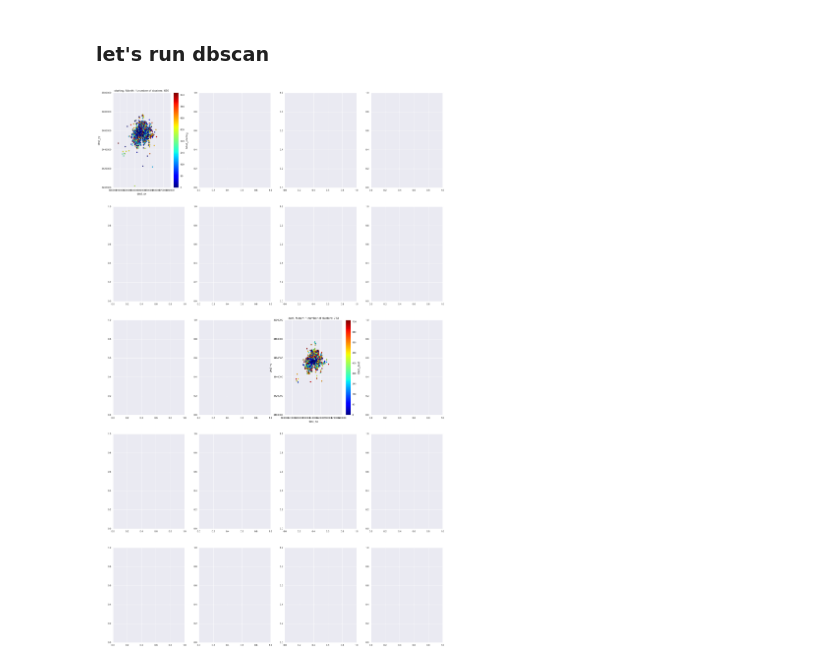
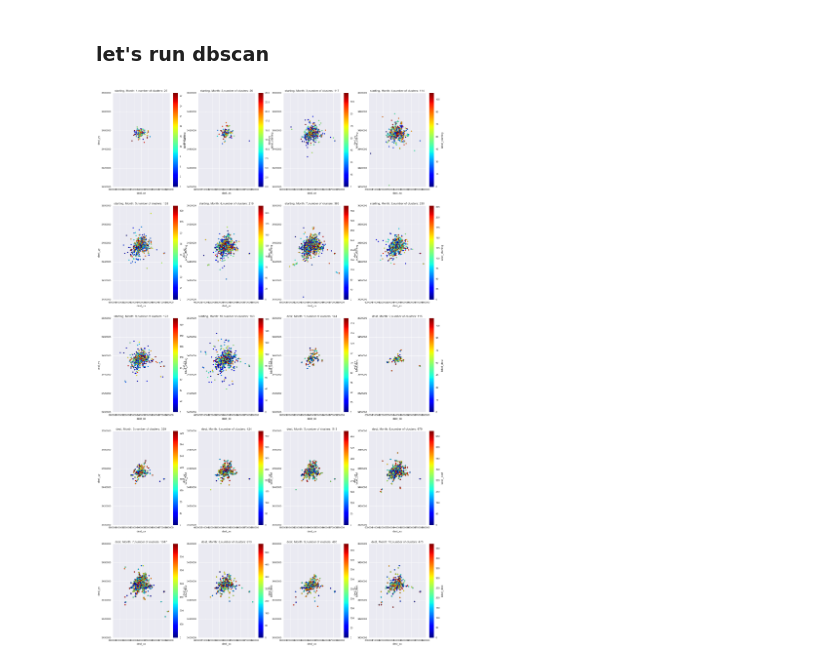
Before and after one commit to yangju-90/DiDi_IACP, a Jupyter notebook: code/Sample_the_data.ipynb, the cells around one changed output. Saved outputs shown, nothing was run; the diff lists cells and outputs as text; code cells hidden in the pictures.

```diff
--- a/code/Sample_the_data.ipynb
+++ b/code/Sample_the_data.ipynb
@@ -83,8 +83,8 @@ for i in range(1,11):
 ### let's run dbscan
 # %%
 # define the DBSCAN parameters
-eps = 200
-min_samples = 2
+eps = 20
+min_samples = 4
 # %%
 # run the dbscan clustering
 def db(sub,eps,min_samples,od):
@@ -95,32 +95,39 @@ def db(sub,eps,min_samples,od):
     return labels,n_clusters_
 #     core_samples_mask = np.zeros_like(db.labels_, dtype=bool)
 #     core_samples_mask[db.core_sample_indices_] = True
+# %%
+data_re['label_starting']=pd.Series()
+data_re['label_dest']=pd.Series()
+cluster_number = pd.DataFrame()
+cluster_number['month']=list(set(data_re['month'].tolist()))
 # %%
 fig, axes = plt.subplots(nrows=5, ncols=4,figsize=(24,40))
-for i in range(1,2):
+for i in range(1,11):
     od = 'starting'
     sub = data_re.loc[data_re['month']==i]
     labels, n_clusters_ = db(sub,eps,min_samples,od)
-    lab = pd.DataFrame(labels,index = sub.index)
-    lab.columns = ['label_%s'%od]
-    sub = sub.merge(lab,left_index=True, right_index=True,how ='inner')
+    data_re.loc[data_re['month']==i,'label_%s'%od]=labels
+    cluster_number.loc[cluster_number['month']==i,od]=n_clusters_
+    sub = data_re.loc[data_re['month']==i]
+    #######
     ax = sub[sub['label_%s'%od]!=-1].plot(x='dest_xx',y='dest_yy',kind='scatter',c='label_%s'%od,colormap='jet',ax = axes[int((i-1)/4),(i-1)%4]);
     ax.set_title('%s, Month: %s,number of clusters: %s'%(od,i,n_clusters_))
     ax.set_xlim(600000, 680000)
     ax.set_ylim(3400000,3500000)
     #######################################################################
     od = 'dest'
     labels, n_clusters_ = db(sub,eps,min_samples,od)
-    lab = pd.DataFrame(labels,index = sub.index)
-    lab.columns = ['label_%s'%od]
-    sub = sub.merge(lab,left_index=True, right_index=True,how ='inner')
+    data_re.loc[data_re['month']==i,'label_%s'%od]=labels
+    cluster_number.loc[cluster_number['month']==i,od]=n_clusters_
+    sub = data_re.loc[data_re['month']==i]
+    ########
     ax = sub[sub['label_%s'%od]!=-1].plot(x='dest_xx',y='dest_yy',kind='scatter',c='label_%s'%od,colormap='jet',ax = axes[int((i+10-1)/4),(i+10-1)%4]);
     ax.set_title('%s, Month: %s,number of clusters: %s'%(od,i,n_clusters_))
     ax.set_xlim(600000, 680000)
     ax.set_ylim(3400000,3500000)
-    sub.to_csv(r'../data/month_%s.csv'%str(i))
+data_re.to_csv(r'../data/TNC_time_transit_with distance_resample_with_db_labels.csv')
 # use the silhouette_score to indiciate how well the clustering works, closer to 1 is better
 # print("Silhouette Coefficient: %0.3f"
 #       % metrics.silhouette_score(X, labels))
 # %% [output]
-[figure, old version]
+[figure, new version]
```
Also changed, not shown: parts of 6 cells of this notebook, 32 other files.
